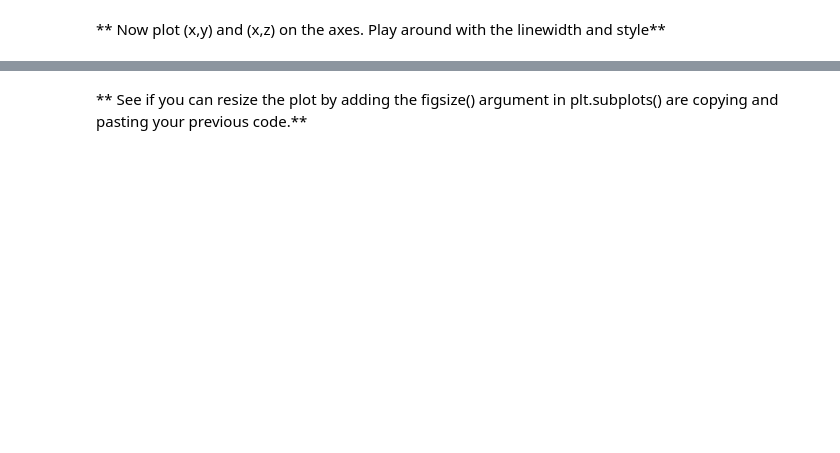
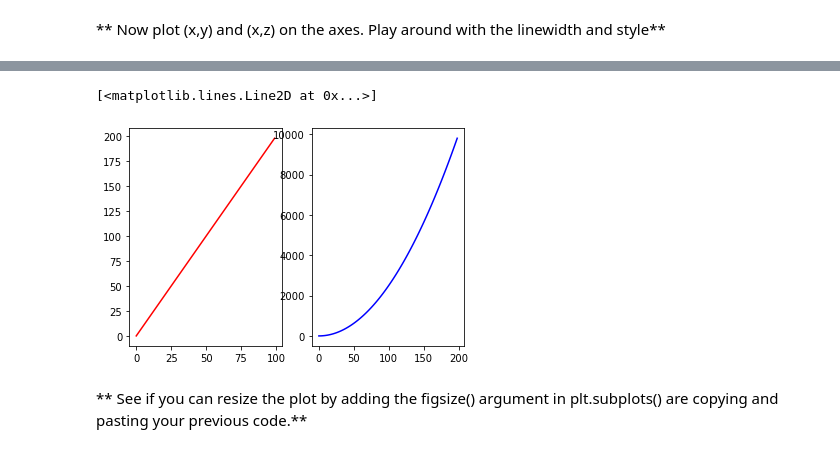
Before and after one commit to wjbeshore/numpy_practice, a Jupyter notebook: 05-Data-Visualization-with-Matplotlib/02-Matplotlib Exercises.ipynb, the cells around one changed output, grey strips where cells are left out. Cells and saved outputs as stored; diff of their text form; code cells hidden in the pictures; blank space fills up the shorter version.

```diff
--- a/05-Data-Visualization-with-Matplotlib/02-Matplotlib Exercises.ipynb
+++ b/05-Data-Visualization-with-Matplotlib/02-Matplotlib Exercises.ipynb
@@ -105,2 +105,10 @@ fig.show()
+# %%
+plt.subplot(1,2,1)
+plt.plot(x,y,"r",figsize=[3,9])
+plt.subplot(1,2,2)
+plt.plot(y,z,"b", figsize=[3,9])
+# %% [output]
+[<matplotlib.lines.Line2D at 0x...>]
+[figure, added]
 # %% [markdown]
 ** See if you can resize the plot by adding the figsize() argument in plt.subplots() are copying and pasting your previous code.**
```
Also changed, not shown: parts of 5 cells of this notebook.
